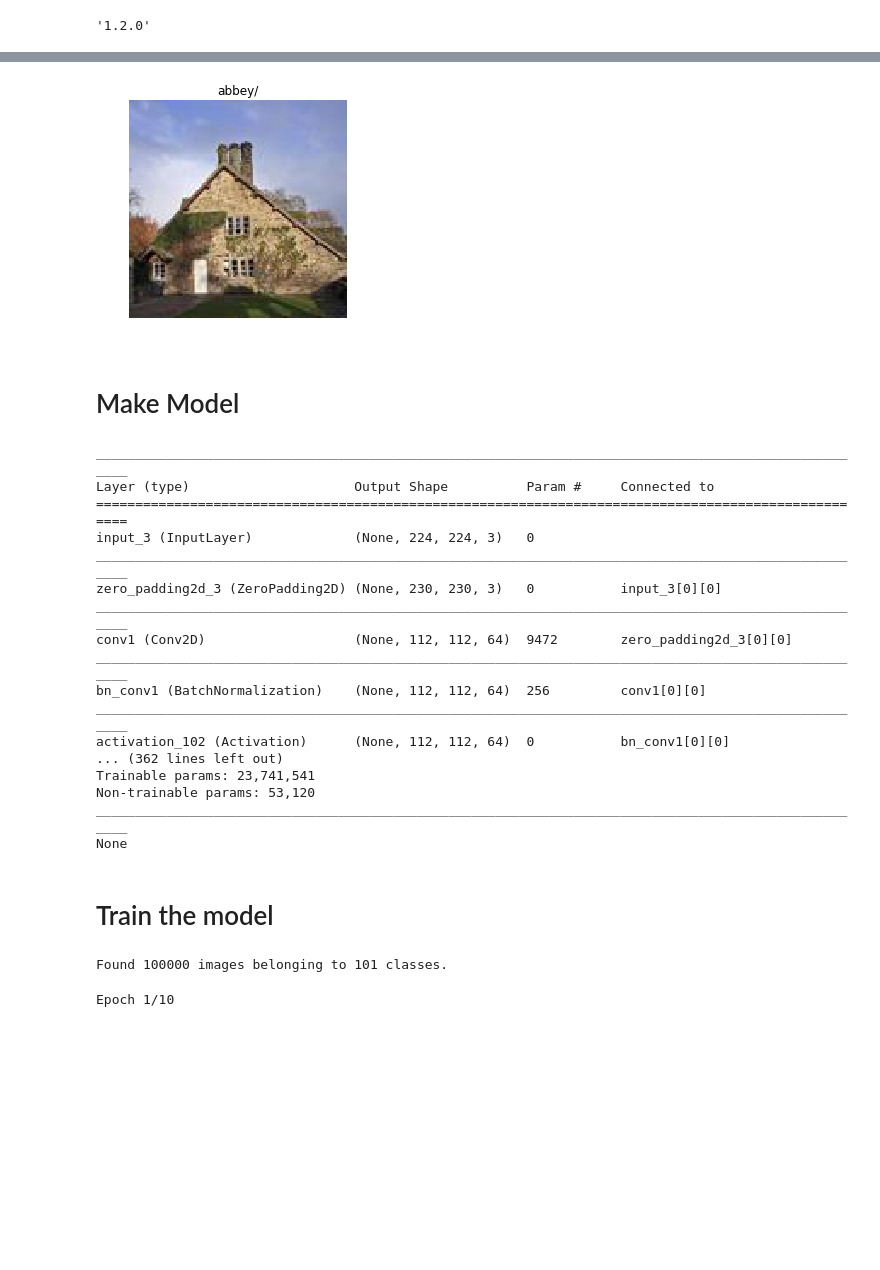
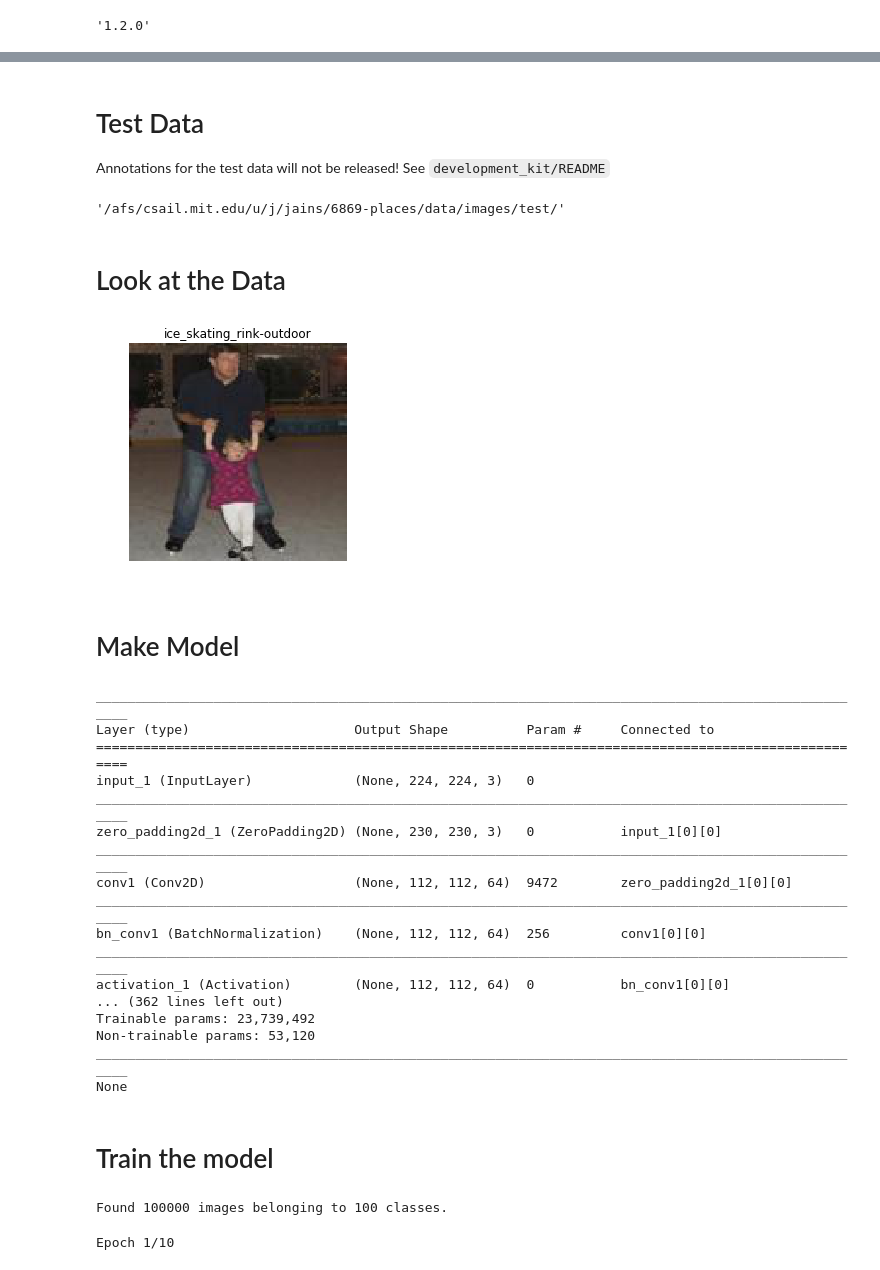
Before and after one commit to darkmatter08/6869-places, a Jupyter notebook: resnet-training-all-data.ipynb, the cells around one changed output, grey strips where cells are left out. Cells and saved outputs as stored; diff of their text form; code cells hidden in the pictures; blank space fills up the shorter version.

```diff
--- a/resnet-training-all-data.ipynb
+++ b/resnet-training-all-data.ipynb
@@ -17,5 +21,3 @@ import os
 # %%
-TRAIN_PATH = "/afs/csail.mit.edu/u/j/jains/6869-places/data/images/train/"
-
-train_prefixes = os.listdir(TRAIN_PATH)
-len(train_prefixes), train_prefixes
+BASE_PATH = "/afs/csail.mit.edu/u/j/jains/6869-places"
+DATA_PATH = os.path.join(BASE_PATH, 'data/images/')
@@ -39,0 +43,5 @@ len(train_prefixes), train_prefixes
+# %%
+TRAIN_PATH = os.path.join(DATA_PATH, "train/")
+
+categories = os.listdir(TRAIN_PATH)
+len(categories), categories
@@ -40,22 +171,36 @@ len(train_prefixes), train_prefixes
+# %% [markdown]
+# Test Data
+Annotations for the test data will not be released! See `development_kit/README`
+# %%
+TEST_PATH = os.path.join(DATA_PATH, "test/")
+TEST_PATH
+# %% [output]
+'/afs/csail.mit.edu/u/j/jains/6869-places/data/images/test/'
+# %% [markdown]
+# Look at the Data
 # %%
 def show(path, subpath, img_name):
-    img_path = path + subpath + img_name
+    img_path = os.path.join(path, subpath, img_name)
     img = mpimg.imread(img_path)
     plt.imshow(img)
     plt.axis('off')
     plt.title(subpath)
-# %%
-subpath = 'abbey/'
-fname = '00000011.jpg'
-show(TRAIN_PATH, subpath, fname)
-# %% [output]
-[figure, removed]
+# %%
+import random
+idx = random.randint(0,99)
+category = categories[idx]
+
+fnames = os.listdir(os.path.join(TRAIN_PATH, category))
+fname = fnames[random.randint(0, len(fnames))]
+show(TRAIN_PATH, category, fname)
+# %% [output]
+[figure, added]
 # %% [markdown]
 # Make Model
 # %%
 import h5py
 from DeepLearningModels import resnet50
-model = resnet50.ResNet50(weights=None, classes=101)
+model = resnet50.ResNet50(weights=None, classes=len(categories))
 
 print(model.summary())
 
@@ -67,26 +212,25 @@ model.compile(loss='categorical_crossentropy',
 ____________________________________________________________________________________________________
 Layer (type)                     Output Shape          Param #     Connected to
 ====================================================================================================
-input_3 (InputLayer)             (None, 224, 224, 3)   0
+input_1 (InputLayer)             (None, 224, 224, 3)   0
 ____________________________________________________________________________________________________
-zero_padding2d_3 (ZeroPadding2D) (None, 230, 230, 3)   0           input_3[0][0]
+zero_padding2d_1 (ZeroPadding2D) (None, 230, 230, 3)   0           input_1[0][0]
 ____________________________________________________________________________________________________
-conv1 (Conv2D)                   (None, 112, 112, 64)  9472        zero_padding2d_3[0][0]
+conv1 (Conv2D)                   (None, 112, 112, 64)  9472        zero_padding2d_1[0][0]
 ____________________________________________________________________________________________________
 bn_conv1 (BatchNormalization)    (None, 112, 112, 64)  256         conv1[0][0]
 ____________________________________________________________________________________________________
-activation_102 (Activation)      (None, 112, 112, 64)  0           bn_conv1[0][0]
+activation_1 (Activation)        (None, 112, 112, 64)  0           bn_conv1[0][0]
 ... (362 lines left out)
-Trainable params: 23,741,541
+Trainable params: 23,739,492
 Non-trainable params: 53,120
 ____________________________________________________________________________________________________
 None
 # %% [markdown]
 # Train the model
 # %%
-from keras.preprocessing.image import ImageDataGenerator
 train_datagen = ImageDataGenerator()
-train_generator = train_datagen.flow_from_directory(TRAIN_PATH, batch_size=16, classes=train_prefixes, target_size=(224,224))
+train_generator = train_datagen.flow_from_directory(TRAIN_PATH, batch_size=16, classes=categories, target_size=(224,224))
 # %% [output]
-Found 100000 images belonging to 101 classes.
+Found 100000 images belonging to 100 classes.
 # %%
```
Also changed, not shown: parts of 24 cells of this notebook.
